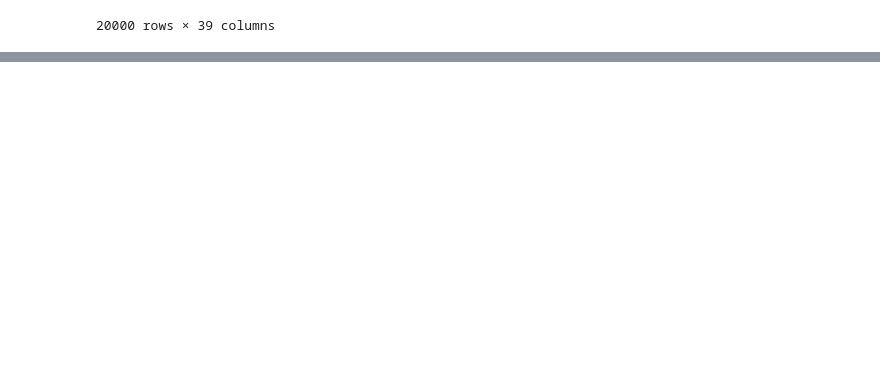
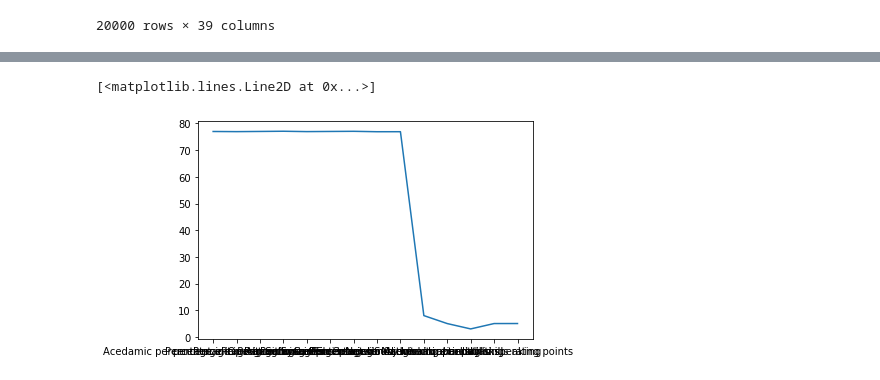
Before and after one commit to ashokseervi114/Job-role-prediction, a Jupyter notebook: ml project code/Project code/research1.ipynb, the cells around one changed output, grey strips where cells are left out. Cells and saved outputs as stored; diff of their text form; code cells hidden in the pictures; blank space fills up the shorter version.

```diff
--- a/ml project code/Project code/research1.ipynb
+++ b/ml project code/Project code/research1.ipynb
@@ -30,0 +45,5 @@ dataset
+# %%
+plt.plot(dataset.mean())
+# %% [output]
+[<matplotlib.lines.Line2D at 0x...>]
+[figure, added]
```
Also changed, not shown: parts of 3 cells of this notebook.
